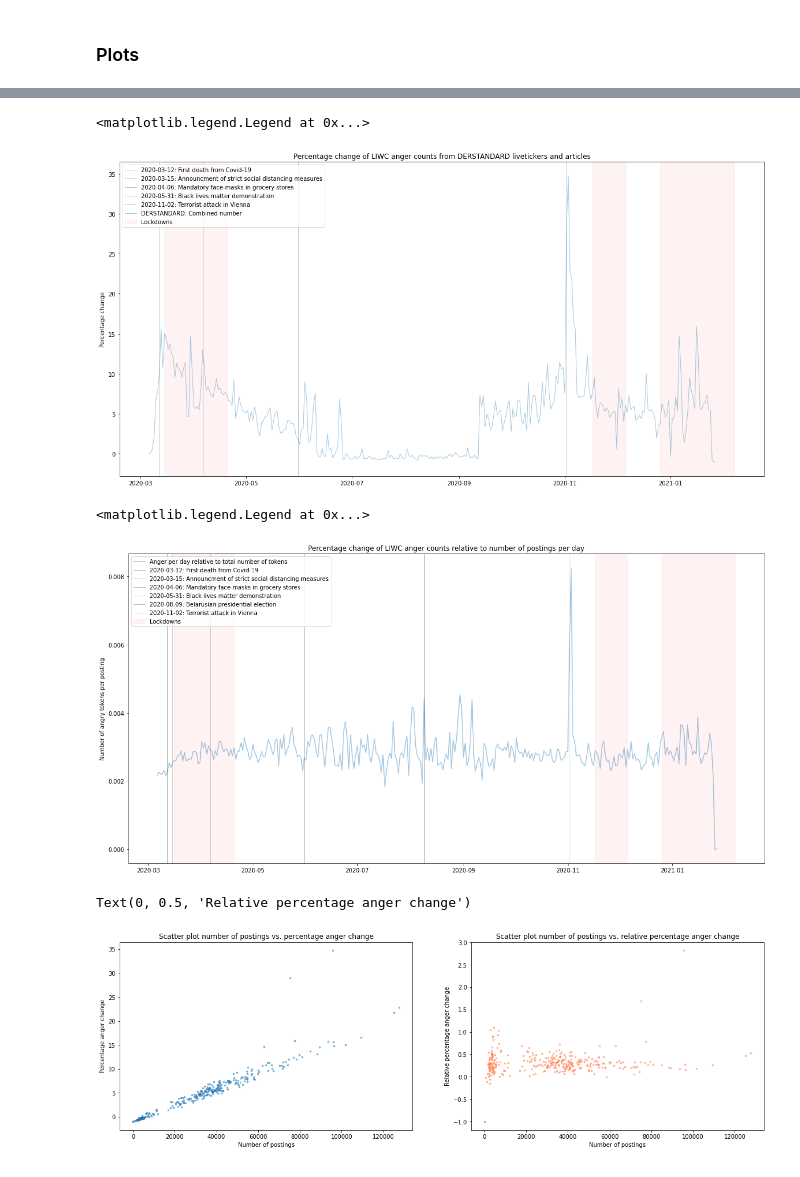
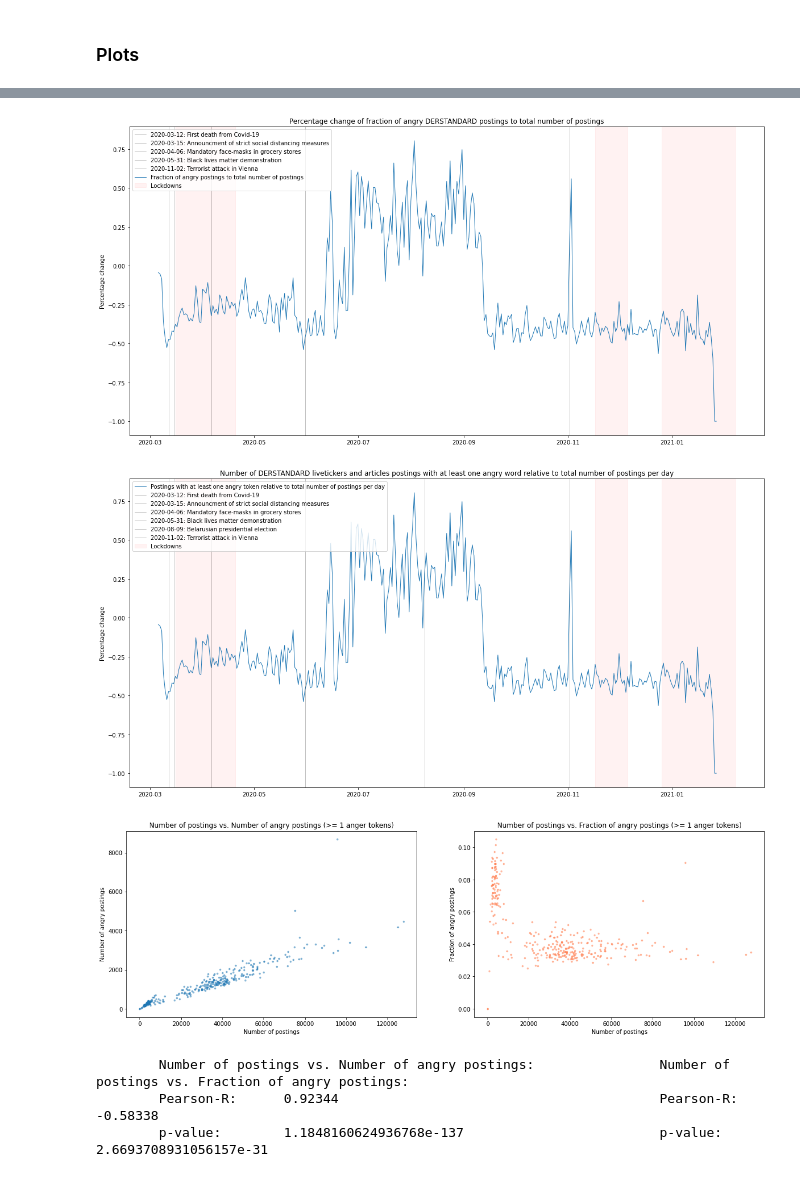
Before and after one commit to nostromo7/IPDS_standardforum, a Jupyter notebook: code/analysis.ipynb, the cells around one changed output, grey strips where cells are left out. Drawn from its saved outputs; the diff is of its cells as text; code cells hidden in the pictures.

```diff
--- a/code/analysis.ipynb
+++ b/code/analysis.ipynb
@@ -60,5 +64,7 @@ cols_to_drop = ['rid', 'ppid', 'o', 'hl', 'tx', 'cn', '13', '16', '17', '19', '3
 postings = pd.read_pickle(input_postings).drop(cols_to_drop, axis=1)
 postings.index = pd.to_datetime(postings.cd, utc=True)
 postings['anger'] = postings['18']/postings['number_tokens']
+postings.loc[postings['18'] > 0, 'anger_yes_no'] = 1
+postings.loc[postings['18'] == 0, 'anger_yes_no'] = 0
 postings.head()
 # %% [output]
@@ -80,6 +87,8 @@ Load and analyze dataset of articles to fill gap in the summer
 postings_summer_gap = pd.read_pickle(input_summer_gap).sort_index()
 postings_summer_gap.index = pd.to_datetime(postings_summer_gap.index, utc=True)
 postings_summer_gap['anger2'] = postings_summer_gap['18'] / postings_summer_gap['number_tokens']
+postings_summer_gap.loc[postings_summer_gap['18'] > 0, 'anger_yes_no'] = 1
+postings_summer_gap.loc[postings_summer_gap['18'] == 0, 'anger_yes_no'] = 0
 postings_summer_gap.tail()
 # %% [output]
 |  | postid | parentid | communityidentityid | communityname | timestamp | followers | ratings_pos | ... |
@@ -141,0 +132,4 @@ final
+# %%
+baseline = combined.loc[bl_start:bl_end].mean()
+print('Baseline one month prior liveticker start:', bl_start, 'to', bl_end)
+baseline
@@ -141,0 +156,9 @@ final
+# %%
+final = combined.drop(['number_tokens_livetickers', 'number_tokens_articles'], axis=1)
+final = final.loc[start:end]
+final['postings_total_diff'] = (final['postings_total'] - baseline['postings_total'])/baseline['postings_total']
+final['anger_total_diff'] = (final['anger_total'] - baseline['anger_total'])/baseline['anger_total']
+final['anger_yes_no_total_diff'] = (final['anger_yes_no_total'] - baseline['anger_yes_no_total'])/baseline['anger_yes_no_total']
+final['anger_yes_no_rel_diff'] = (final['anger_yes_no_rel'] - baseline['anger_yes_no_rel'])/baseline['anger_yes_no_rel']
+
+final
@@ -259,50 +311,61 @@ ax.axvline(pd.to_datetime('2020-04-06'), linewidth=0.5, color='black', alpha=0.5
 ax.axvline(pd.to_datetime('2020-05-31'), linewidth=0.5, color='black', alpha=0.5, label='2020-05-31: Black lives matter demonstration')
 ax.axvline(pd.to_datetime('2020-11-02'), linewidth=0.5, color='black', alpha=0.5, label='2020-11-02: Terrorist attack in Vienna')
 
-ax.plot(final['anger_total_diff'], label='DERSTANDARD: Combined number', linestyle='-', linewidth=1, alpha=0.4)
+ax.plot(final['anger_yes_no_rel_diff'], label='Fraction of angry postings to total number of postings', linestyle='-', linewidth=1, alpha=1)
 
-
-plt.title('Percentage change of LIWC anger counts from DERSTANDARD livetickers and articles')
+plt.title('Percentage change of fraction of angry DERSTANDARD postings to total number of postings')
 ax.set_ylabel('Percentage change')
 
 plt.legend(loc='upper left')
+
+plt.show()
 # %% [output]
-<matplotlib.legend.Legend at 0x...>
-[figure, old version]
+[figure, new version]
 # %%
 fig, ax = plt.subplots(figsize=(20,10))
-ax.plot(final['anger_rel'], alpha=0.4, label='Anger per day relative to total number of tokens')
+ax.plot(final['anger_yes_no_rel_diff'], label='Postings with at least one angry token relative to total number of postings per day', linestyle='-', linewidth=1, alpha=1)
 ax.axvspan(pd.to_datetime(start_lockdown1), pd.to_datetime(end_lockdown1), color='red', alpha=0.05, label="Lockdowns")
 ax.axvspan(pd.to_datetime(start_lockdown2), pd.to_datetime(end_lockdown2), color='red', alpha=0.05)
 ax.axvspan(pd.to_datetime(start_lockdown3), pd.to_datetime(end_lockdown3), color='red', alpha=0.05)
 
 ax.axvline(pd.to_datetime('2020-03-12'), linewidth=0.5, color='black', alpha=0.5, label='2020-03-12: First death from Covid-19')
 ax.axvline(pd.to_datetime('2020-03-15'), linewidth=0.5, color='black', alpha=0.5, label='2020-03-15: Announcment of strict social distancing measures')
 ax.axvline(pd.to_datetime('2020-04-06'), linewidth=0.5, color='black', alpha=0.5, label='2020-04-06: Mandatory face-masks in grocery stores')
 ax.axvline(pd.to_datetime('2020-05-31'), linewidth=0.5, color='black', alpha=0.5, label='2020-05-31: Black lives matter demonstration')
 ax.axvline(pd.to_datetime('2020-08-09'), linewidth=0.5, color='black', alpha=0.5, label='2020-08-09: Belarusian presidential election')
 ax.axvline(pd.to_datetime('2020-11-02'), linewidth=0.5, color='black', alpha=0.5, label='2020-11-02: Terrorist attack in Vienna')
 
-plt.title('Percentage change of LIWC anger counts relative to number of postings per day')
-ax.set_ylabel('Number of angry tokens per posting')
+plt.title('Number of DERSTANDARD livetickers and articles postings with at least one angry word relative to total number of postings per day')
+ax.set_ylabel('Percentage change')
 
 lines, labels = ax.get_legend_handles_labels()
 ax.legend(loc='upper left')
+
+plt.show()
 # %% [output]
-<matplotlib.legend.Legend at 0x...>
-[figure, old version]
+[figure, new version]
 # %%
 fig, (ax1, ax2) = plt.subplots(1, 2, figsize=(20,6))
 area = np.pi*2
-ax1.scatter(final['postings_total'], final['anger_total_diff'], s=area, alpha=0.5)
-ax1.set_title('Scatter plot number of postings vs. percentage anger change')
+ax1.scatter(final['postings_total'], final['anger_yes_no_total'], s=area, alpha=0.5)
+ax1.set_title('Number of postings vs. Number of angry postings (>= 1 anger tokens)')
 ax1.set_xlabel('Number of postings')
-ax1.set_ylabel('Percentage anger change')
+ax1.set_ylabel('Number of angry postings')
 
-ax2.scatter(final['postings_total'], final['anger_rel_diff'], s=area, alpha=0.5, color='coral')
-ax2.set_title('Scatter plot number of postings vs. relative percentage anger change')
+ax2.scatter(final['postings_total'], final['anger_yes_no_rel'], s=area, alpha=0.5, color='coral')
+ax2.set_title('Number of postings vs. Fraction of angry postings (>= 1 anger tokens)')
 ax2.set_xlabel('Number of postings')
-ax2.set_ylabel('Relative percentage anger change')
+ax2.set_ylabel('Fraction of angry postings')
+
+plt.show()
+
+print('\tNumber of postings vs. Number of angry postings: \t\tNumber of postings vs. Fraction of angry postings:')
+r1, p1 = sp.stats.pearsonr(final['postings_total'], final['anger_yes_no_total'])
+r2, p2 = sp.stats.pearsonr(final['postings_total'], final['anger_yes_no_rel'])
+print('\tPearson-R: \t{:.5f}\t\t\t\t\t\tPearson-R: \t{:.5f}'.format(r1,r2))
+print('\tp-value: \t{}\t\t\t\tp-value: \t{}'.format(p1,p2))
 # %% [output]
+[figure, new version]
-Text(0, 0.5, 'Relative percentage anger change')
+        Number of postings vs. Number of angry postings:                Number of postings vs. Fraction of angry postings:
+        Pearson-R:      0.92344                                         Pearson-R:      -0.58338
+        p-value:        1.1848160624936768e-137                         p-value:        2.6693708931056157e-31
-[figure, old version]
```
Also changed, not shown: parts of 19 cells of this notebook.
